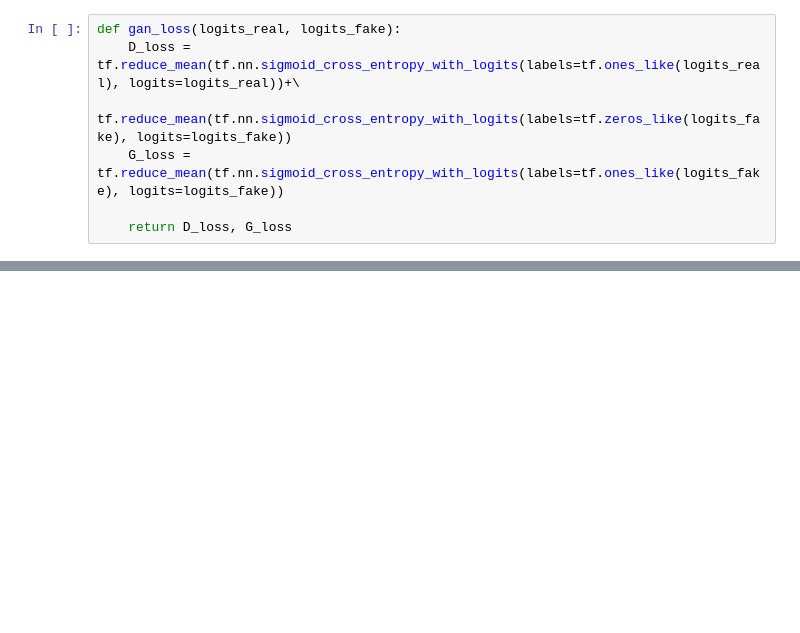
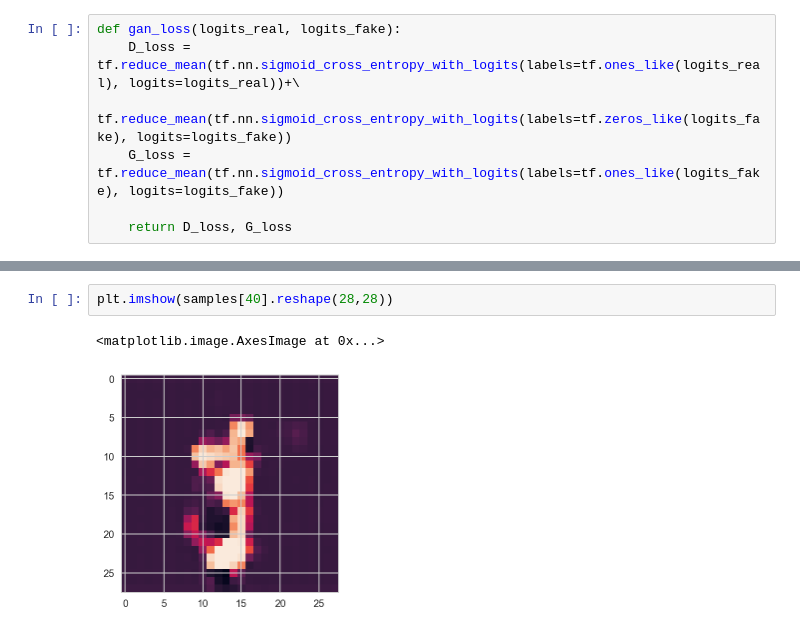
Before and after one commit to kilohotel8/dcgan_tf, a Jupyter notebook: DCGAN_tf.ipynb, the cells around one changed output, grey strips where cells are left out. Drawn from its saved outputs; the diff is of its cells as text; blank space fills up the shorter version.

```diff
--- a/DCGAN_tf.ipynb
+++ b/DCGAN_tf.ipynb
@@ -108,0 +129,5 @@ for i in range(100):
+# %%
+plt.imshow(samples[40].reshape(28,28))
+# %% [output]
+<matplotlib.image.AxesImage at 0x...>
+[figure, added]
```
Also changed, not shown: parts of 4 cells of this notebook.
